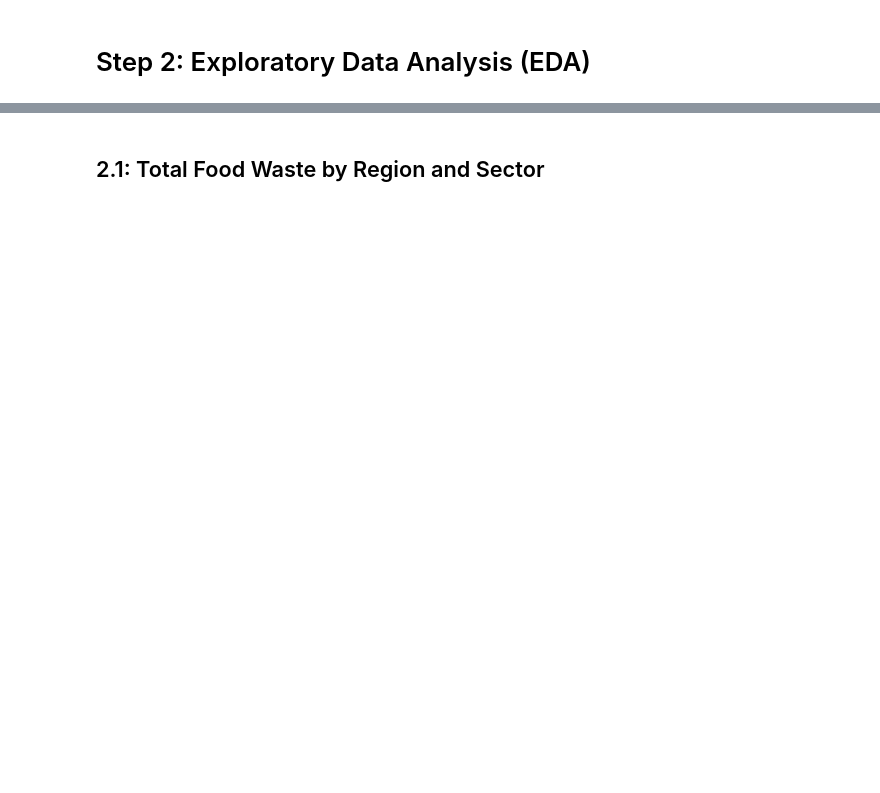
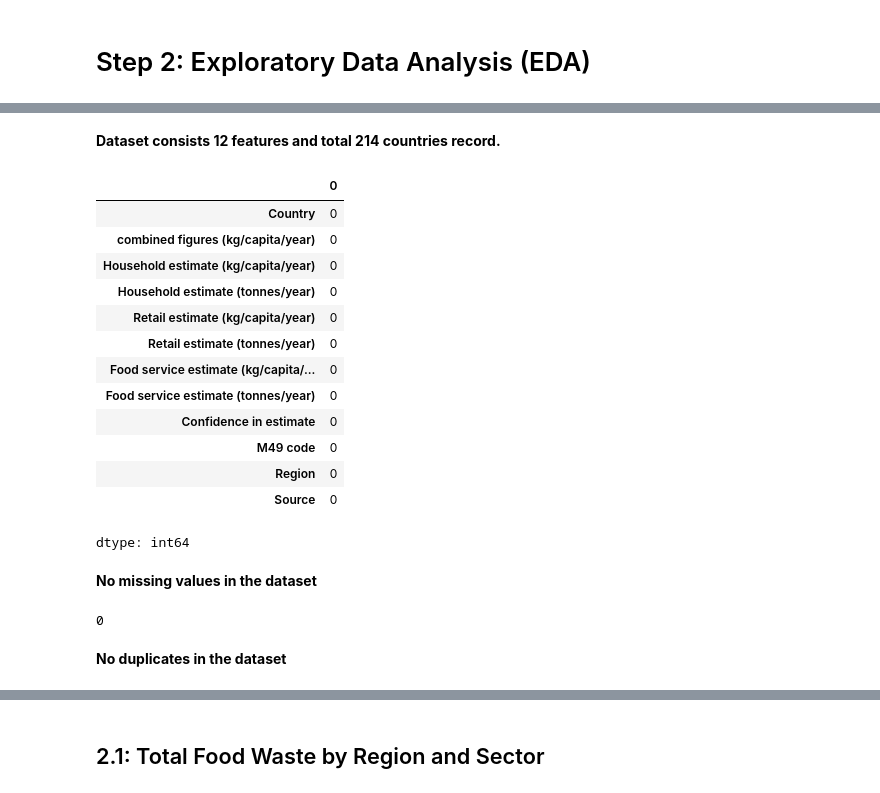
Before and after one commit to RaghadAlzahranii/Food-waste-analysis, a Jupyter notebook: food_waste_analysis.ipynb, the cells around one changed output, grey strips where cells are left out. Cells and saved outputs as stored; diff of their text form; code cells hidden in the pictures; blank space fills up the shorter version.

```diff
--- a/food_waste_analysis.ipynb
+++ b/food_waste_analysis.ipynb
@@ -31,0 +69,27 @@ df.head()
+# %% [markdown]
+**Dataset consists 12 features and total 214 countries record.**
+# %%
+df.isna().sum()
+# %% [output]
+|  | 0 |
+| Country | 0 |
+| combined figures (kg/capita/year) | 0 |
+| Household estimate (kg/capita/year) | 0 |
+| Household estimate (tonnes/year) | 0 |
+| Retail estimate (kg/capita/year) | 0 |
+| Retail estimate (tonnes/year) | 0 |
+| Food service estimate (kg/capita/... | 0 |
+| Food service estimate (tonnes/year) | 0 |
+| Confidence in estimate | 0 |
+| M49 code | 0 |
+| Region | 0 |
+| Source | 0 |
+dtype: int64
+# %% [markdown]
+**No missing values in the dataset**
+# %%
+df.duplicated().sum()
+# %% [output]
+0
+# %% [markdown]
+**No duplicates in the dataset**
```
Also changed, not shown: parts of 11 cells of this notebook.
